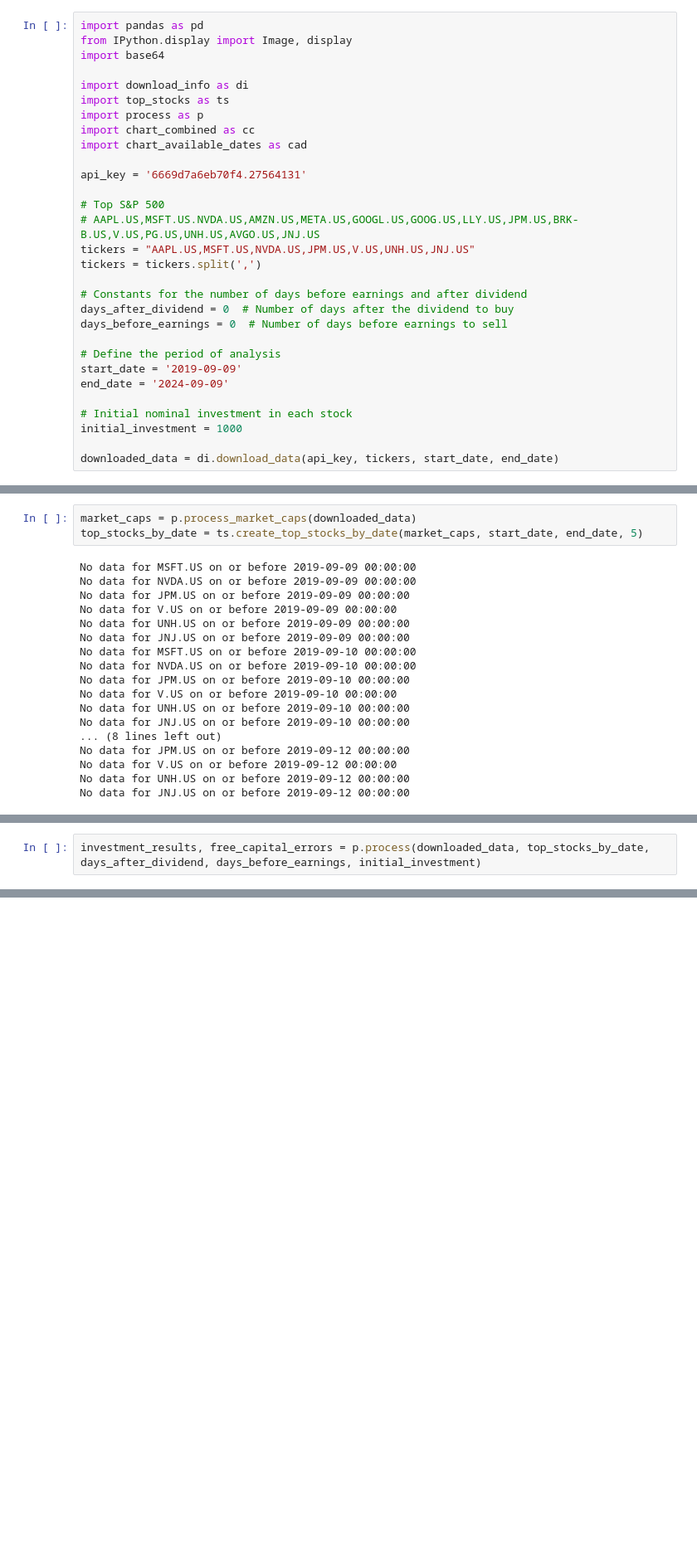
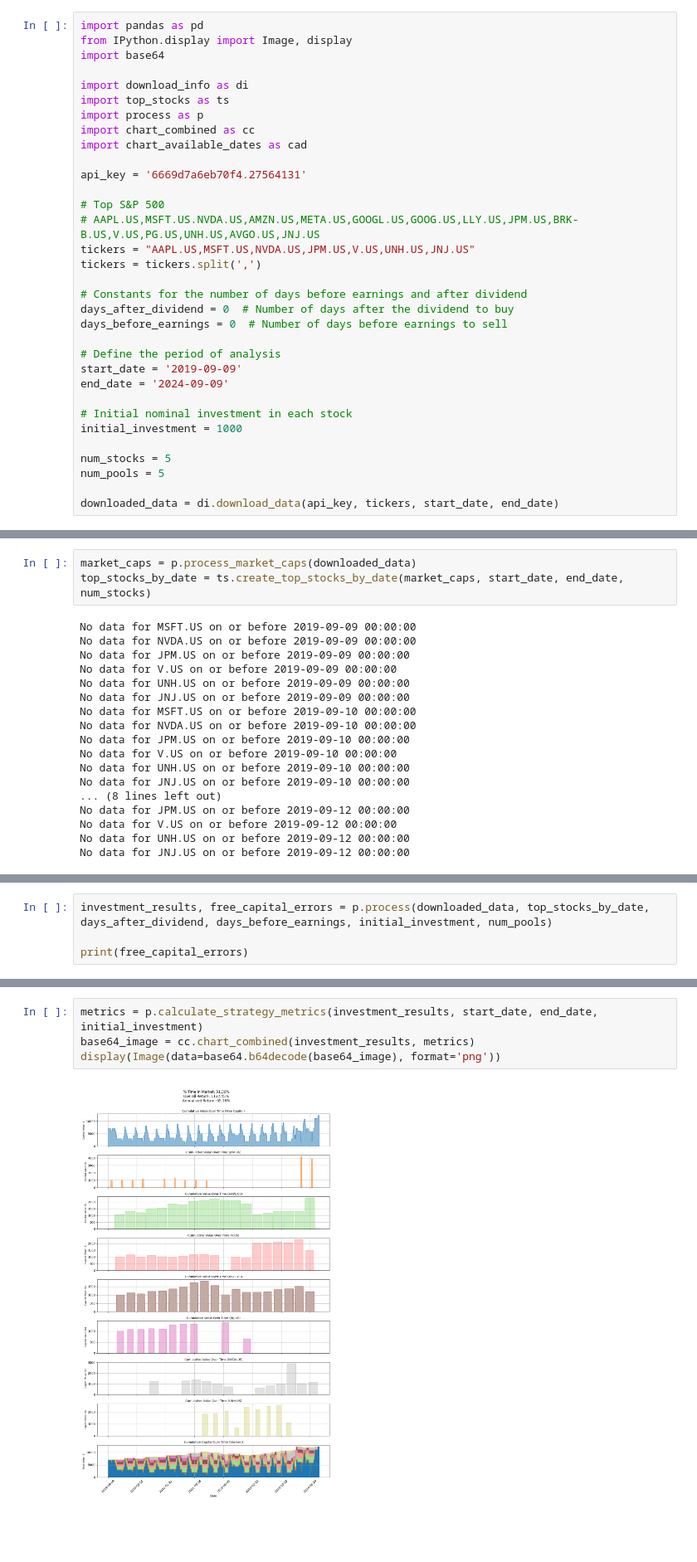
Before and after one commit to TimMonks/Food-stock-strategy-simulation, a Jupyter notebook: Simulation.ipynb, the cells around one changed output, grey strips where cells are left out. Shown at 83% size. Drawn from its saved outputs; the diff is of its cells as text; blank space fills up the shorter version.

Commit message:
can now specify the number of stocks and number of pools

```diff
--- a/Simulation.ipynb
+++ b/Simulation.ipynb
@@ -27,6 +27,9 @@ end_date = '2024-09-09'
 # Initial nominal investment in each stock
 initial_investment = 1000
 
+num_stocks = 5
+num_pools = 5
+
 downloaded_data = di.download_data(api_key, tickers, start_date, end_date)
 # %% [output]
 Fetching data for AAPL.US...
@@ -53,7 +56,7 @@ display(Image(data=base64.b64decode(base64_image), format='png'))
 [figure]
 # %%
 market_caps = p.process_market_caps(downloaded_data)
-top_stocks_by_date = ts.create_top_stocks_by_date(market_caps, start_date, end_date, 5)
+top_stocks_by_date = ts.create_top_stocks_by_date(market_caps, start_date, end_date, num_stocks)
 # %% [output]
 No data for MSFT.US on or before 2019-09-09 00:00:00
 No data for NVDA.US on or before 2019-09-09 00:00:00
@@ -80,5 +99,7 @@ display(Image(data=base64.b64decode(plot_top_stocks_base64), format='png'))
 # %%
-investment_results, free_capital_errors = p.process(downloaded_data, top_stocks_by_date, days_after_dividend, days_before_earnings, initial_investment)
+investment_results, free_capital_errors = p.process(downloaded_data, top_stocks_by_date, days_after_dividend, days_before_earnings, initial_investment, num_pools)
+
+print(free_capital_errors)
 # %% [output]
 2019-10-03: Bought: JPM.US, Pool: 0, Investment: $1000.00
 2019-10-15: Sold: JPM.US, Pool: 0, Gain: $69.26, Total Return: $1069.26
@@ -108,0 +129,6 @@ display(Image(data=base64.b64decode(base64_image), format='png'))
+# %%
+metrics = p.calculate_strategy_metrics(investment_results, start_date, end_date, initial_investment)
+base64_image = cc.chart_combined(investment_results, metrics)
+display(Image(data=base64.b64decode(base64_image), format='png'))
+# %% [output]
+[figure, added]
```
Also changed, not shown: parts of 4 cells of this notebook, 6 other files.
